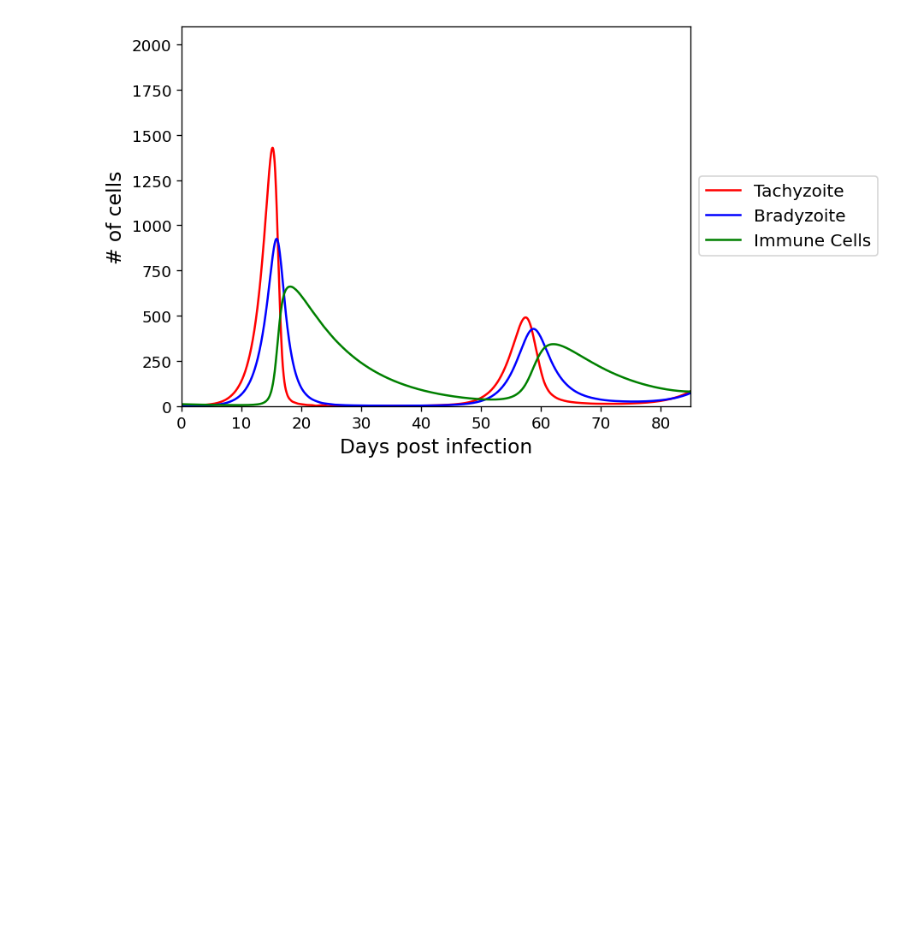
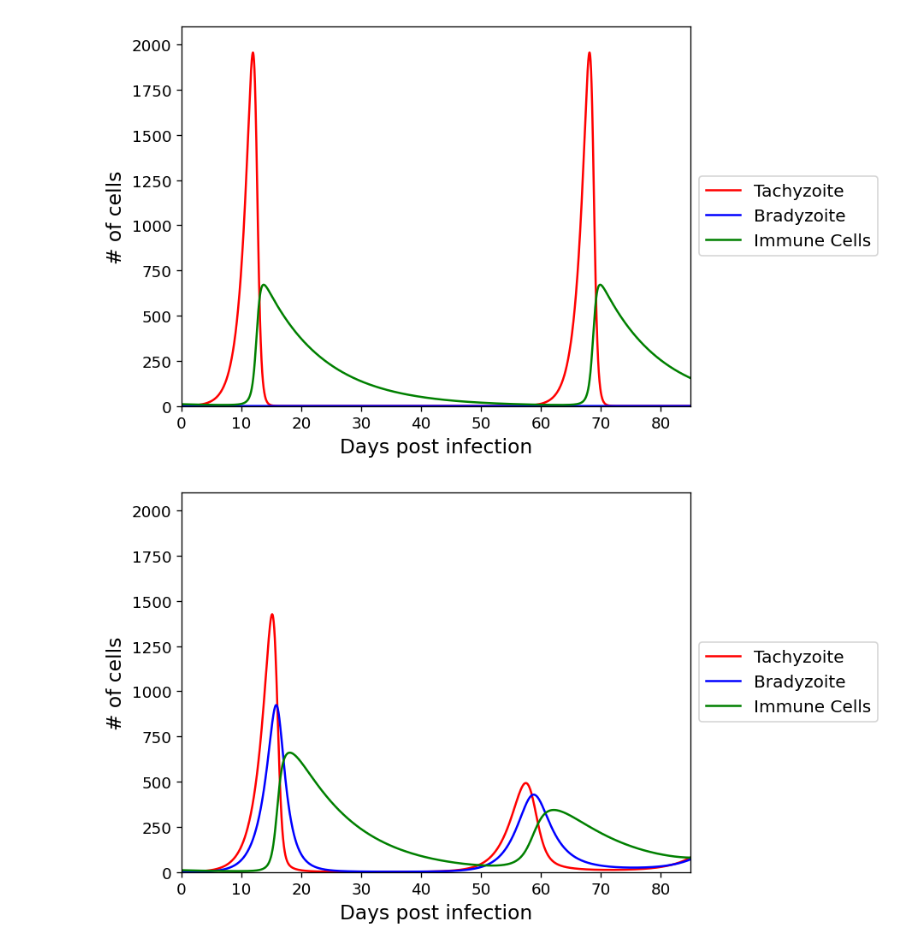
Before and after one commit to acwinn/TGondii, a Jupyter notebook: TGondiiModel.ipynb, the cells around one changed output. Cells and saved outputs as stored; diff of their text form; code cells hidden in the pictures; blank space fills up the shorter version.

```diff
--- a/TGondiiModel.ipynb
+++ b/TGondiiModel.ipynb
@@ -28,23 +31,20 @@ def modelCTCB(t, y, dT, dB, betaT, betaB, cTB, aT, aB, mu, psiT, psiB):
     dzdt  = (aT*iT+aB*iB - mu) * z
     return [dcTdt, dcBdt, diTdt, diBdt, dzdt]
 
-#There are two methods to consider using in the solve_ivp method:
-#The default 'RK45' is usually sufficient but occasionally produces small (unphysical) oscillations at late times.
-#When this is observed, try using the method 'Radau'.
-
 #Each of the functions below produces a plot and returns the figure which can be saved.
 #params refers to the tuple of parameters accepted by model.
 #ic refers to the tuple of initial conditions.
 #The function values are stored at the times in tList
 #The upper y limit is an optional argument yMax.
 # If yMax is unspecified or given an invalid input, the default full plot range is used.
+#A small rtol and atol value are necessary in order to get the correct solution when cTB = 0.
 
 #Plots I_T, I_B, and Z/10000
 def cellNumberPlot(params, ic, tList, yMax=0, method='RK45',title=''):
     S0=10**8
     fig, ax = plt.subplots()
     tmin = tList[0]; tmax = tList[-1]; tspan = (tmin,tmax)
-    soln = solve_ivp(model, tspan, ic, args=params, method=method, t_eval=tList)
+    soln = solve_ivp(model, tspan, ic, args=params, method=method, t_eval=tList, rtol=3e-14, atol=1e-16)
     t = soln.t
     c, iT, iB, z = soln.y
     plt.plot(t, S0*iT, color='red',label='Tachyzoite')
@@ -65,7 +65,7 @@ def wildVsMutantSideBySide(params, ic, tList, yMax=0, method='RK45'):
     S0=10**8
     fig, ax = plt.subplots()
     tmin = tList[0]; tmax = tList[-1]; tspan = (tmin,tmax)
-    soln = solve_ivp(model, tspan, ic, args=params, method=method, t_eval=tList)
+    soln = solve_ivp(model, tspan, ic, args=params, method=method, t_eval=tList, rtol=3e-14, atol=1e-16)
     t = soln.t
     c, iT, iB, z = soln.y
 
@@ -79,7 +79,7 @@ def wildVsMutantSideBySide(params, ic, tList, yMax=0, method='RK45'):
 
     #sets cTB=0 for the mutant, keeps all other parameters fixed.
     paramsList = list(params); paramsList[4]=0; params = tuple(paramsList)
-    soln = solve_ivp(model, tspan, ic, args=params, method=method, t_eval=tList)
+    soln = solve_ivp(model, tspan, ic, args=params, method=method, t_eval=tList, rtol=3e-14, atol=1e-16)
     t = soln.t
     c, iT, iB, z = soln.y
 
@@ -101,11 +101,11 @@ def wildVsMutantTachyzoites(params, ic, tList, yMax=0,method='RK45'):
     S0=10**8
     fig, ax = plt.subplots()
     tmin = tList[0]; tmax = tList[-1]; tspan = (tmin,tmax)
-    soln = solve_ivp(model, tspan, ic, args=params, method=method, t_eval=tList)
+    soln = solve_ivp(model, tspan, ic, args=params, method=method, t_eval=tList, rtol=3e-14, atol=1e-16)
     t = soln.t
     c, iT, iB, z = soln.y
     paramsList = list(params); paramsList[4]=0; params = tuple(paramsList)
-    soln2 = solve_ivp(model, tspan, ic, args=params, method=method, t_eval=tList)
+    soln2 = solve_ivp(model, tspan, ic, args=params, method=method, t_eval=tList, rtol=3e-14, atol=1e-16)
     t2 = soln.t
     c2, iT2, iB2, z2 = soln2.y
     plt.plot(t, S0*iT, color='red',label='WT')
@@ -123,11 +123,11 @@ def wildVsMutantCumulative(params, ic, tList, yMax=0,method='RK45'):
     S0=10**8
     fig, ax = plt.subplots()
     tmin = tList[0]; tmax = tList[-1]; tspan = (tmin,tmax)
-    soln = solve_ivp(model, tspan, ic, args=params, method=method, t_eval=tList)
+    soln = solve_ivp(model, tspan, ic, args=params, method=method, t_eval=tList, rtol=3e-14, atol=1e-16)
     t = soln.t
     c, iT, iB, z = soln.y
     paramsList = list(params); paramsList[4]=0; params = tuple(paramsList)
-    soln2 = solve_ivp(model, tspan, ic, args=params, method=method, t_eval=tList)
+    soln2 = solve_ivp(model, tspan, ic, args=params, method=method, t_eval=tList, rtol=3e-14, atol=1e-16)
     t2 = soln.t
     c2, iT2, iB2, z2 = soln2.y
     plt.plot(t, S0*c, color='purple',label='WT')
@@ -145,11 +145,11 @@ def wildVsMutantCumulativeT(params, ic, tList, yMax=0,method='RK45'):
     S0=10**8
     fig, ax = plt.subplots()
     tmin = tList[0]; tmax = tList[-1]; tspan = (tmin,tmax)
-    soln = solve_ivp(modelCTCB, tspan, ic, args=params, method=method, t_eval=tList)
+    soln = solve_ivp(modelCTCB, tspan, ic, args=params, method=method, t_eval=tList, rtol=3e-14, atol=1e-16)
     t = soln.t
     cT, cB, iT, iB, z = soln.y
     paramsList = list(params); paramsList[4]=0; params = tuple(paramsList)
-    soln2 = solve_ivp(modelCTCB, tspan, ic, args=params, method=method, t_eval=tList)
+    soln2 = solve_ivp(modelCTCB, tspan, ic, args=params, method=method, t_eval=tList, rtol=3e-14, atol=1e-16)
     t2 = soln.t
     cT2, cB2, iT2, iB2, z2 = soln2.y
     plt.plot(t, S0*cT, color='red',label='WT')
@@ -167,11 +167,11 @@ def wildVsMutantCumulativeB(params, ic, tList, yMax=0,method='RK45'):
     S0=10**8
     fig, ax = plt.subplots()
     tmin = tList[0]; tmax = tList[-1]; tspan = (tmin,tmax)
-    soln = solve_ivp(modelCTCB, tspan, ic, args=params, method=method, t_eval=tList)
+    soln = solve_ivp(modelCTCB, tspan, ic, args=params, method=method, t_eval=tList, rtol=3e-14, atol=1e-16)
     t = soln.t
     cT, cB, iT, iB, z = soln.y
     paramsList = list(params); paramsList[4]=0; params = tuple(paramsList)
-    soln2 = solve_ivp(modelCTCB, tspan, ic, args=params, method=method, t_eval=tList)
+    soln2 = solve_ivp(modelCTCB, tspan, ic, args=params, method=method, t_eval=tList, rtol=3e-14, atol=1e-16)
     t2 = soln.t
     cT2, cB2, iT2, iB2, z2 = soln2.y
     plt.plot(t, S0*cB, color='blue',label='WT')
@@ -190,15 +190,15 @@ def cumulativeInfectionComparison(params, ic, tList, cTBList, yMax=0, method='RK
     fig, ax = plt.subplots()
     tmin = tList[0]; tmax = tList[-1]; tspan = (tmin,tmax)
     paramsList = list(params); paramsList[4]=cTBList[0]; params = tuple(paramsList)
-    soln = solve_ivp(model, tspan, ic, args=params, method=method, t_eval=tList)
+    soln = solve_ivp(model, tspan, ic, args=params, method=method, t_eval=tList, rtol=3e-14, atol=1e-16)
     t = soln.t
     c, iT, iB, z = soln.y
     paramsList = list(params); paramsList[4]=cTBList[1]; params = tuple(paramsList)
-    soln2 = solve_ivp(model, tspan, ic, args=params, method=method, t_eval=tList)
+    soln2 = solve_ivp(model, tspan, ic, args=params, method=method, t_eval=tList, rtol=3e-14, atol=1e-16)
     t2 = soln.t
     c2, iT2, iB2, z2 = soln2.y
     paramsList = list(params); paramsList[4]=cTBList[2]; params = tuple(paramsList)
-    soln3 = solve_ivp(model, tspan, ic, args=params, method=method, t_eval=tList)
+    soln3 = solve_ivp(model, tspan, ic, args=params, method=method, t_eval=tList, rtol=3e-14, atol=1e-16)
     t3 = soln.t
     c3, iT3, iB3, z3 = soln3.y
     plt.plot(t, S0*c,  color='purple',linestyle='dotted',label=r'$c_{TB}=%1.2f$'%cTBList[0])
@@ -212,6 +212,14 @@ def cumulativeInfectionComparison(params, ic, tList, cTBList, yMax=0, method='RK
         plt.ylim(0,yMax)
     plt.show()
     return fig
+# %%
+dT = 1; dB = 0.01; betaT = 1.7; betaB = .2; cTB = 0; aT = 10**5; aB = .2*aT; mu = .1; psiT = 50; psiB = .2*psiT
+params = (dT,dB,betaT,betaB,cTB,aT,aB,mu,psiT,psiB)
+iT0 = 1e-8; c0 = 0; iB0 = 0; z0 = 1e-3; y0 = (c0, iT0, iB0, z0)
+tmin = 0; tmax = 85; dt = .0025; t = np.linspace(tmin,tmax,int((tmax-tmin)/dt))
+fig=cellNumberPlot(params,y0,t,yMax=2100)
+# %% [output]
+[figure, added]
 # %%
 dT = 1; dB = 0.01; betaT = 1.7; betaB = .2; cTB = .25; aT = 10**5; aB = .2*aT; mu = .1; psiT = 50; psiB = .2*psiT
 params = (dT,dB,betaT,betaB,cTB,aT,aB,mu,psiT,psiB)
```
Also changed, not shown: parts of 1 cell of this notebook.
